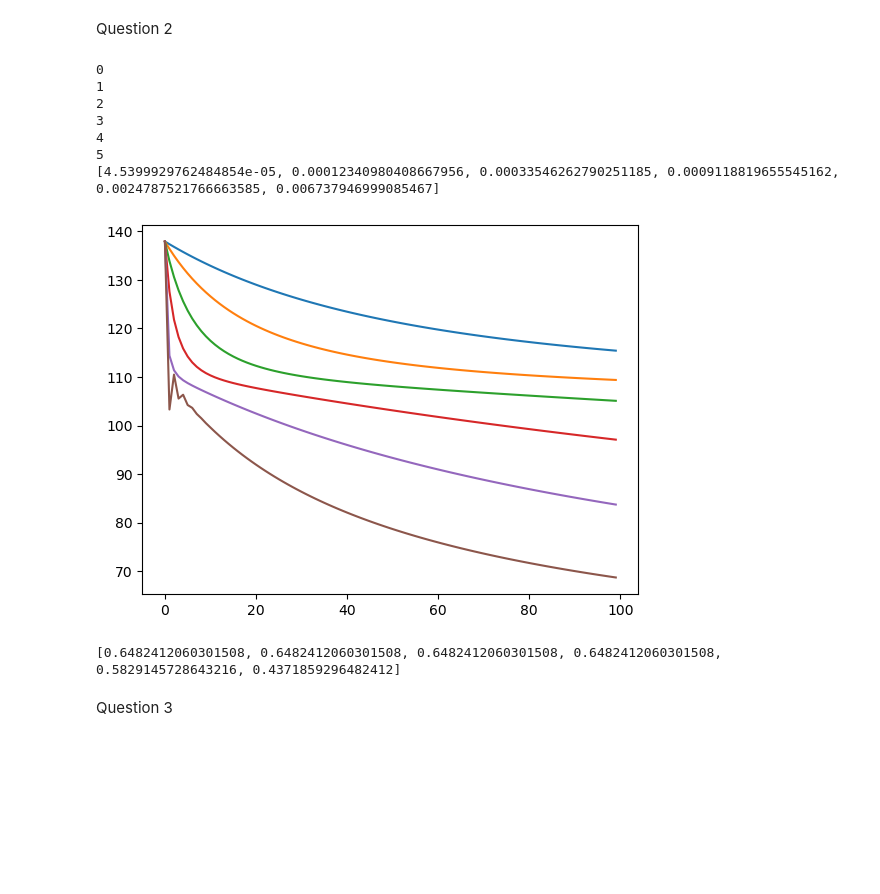
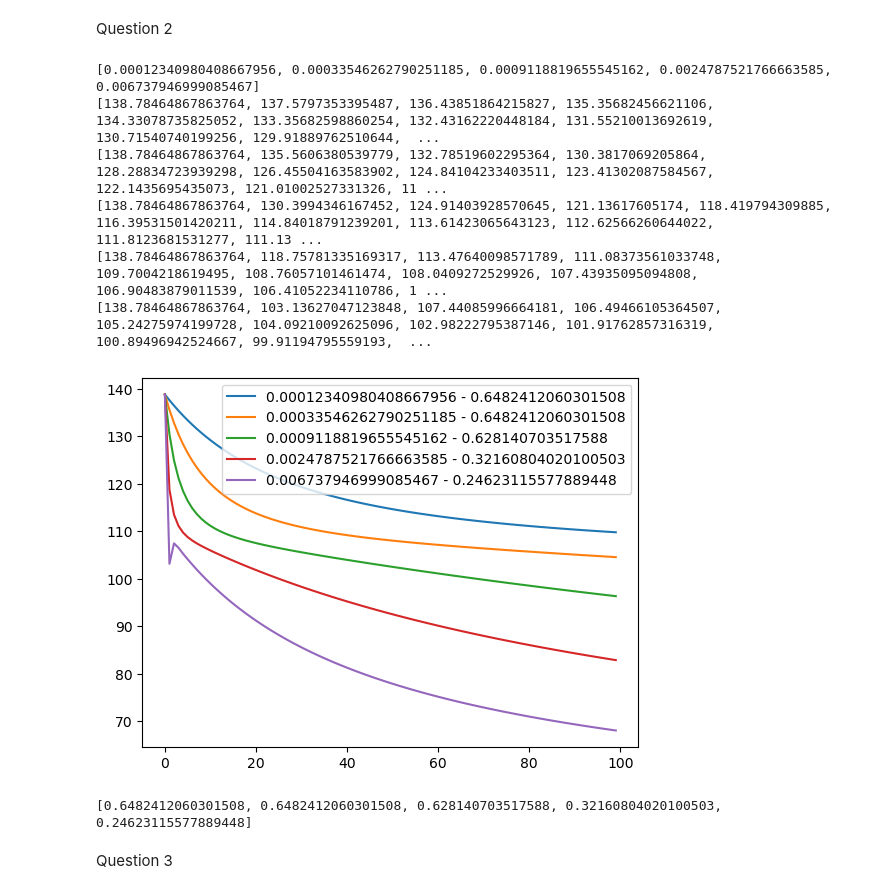
Before and after one commit to hayden000/Data-Analysis, a Jupyter notebook: data.ipynb, the cells around one changed output. Saved outputs shown, nothing was run; the diff lists cells and outputs as text; code cells hidden in the pictures; blank space fills up the shorter version.

```diff
--- a/data.ipynb
+++ b/data.ipynb
@@ -67,9 +66,9 @@ def gradient(par, data):
 def train(par0, eta, T, data):
     par = par0
     obj = []
-    for t in range(0, T):
+    for t in range(T):
         ell = objective(par, data)
         obj.append(ell)
         grad = gradient(par, data)
-        par = par - grad * eta
+        par = par - eta * grad
     return par, obj
@@ -97,11 +116,0 @@ for par, values in epoch:
-# %%
-def ER(par, data):
-    ER = 0
-    X, Y = data
-    for n in range(0, len(X)):
-        x, y = X[n], Y[n]
-        y_Hat = model(x, par) > 0.5
-        s = 1 * (y != y_Hat)
-        ER = ER + s
-    return ER / len(X)
-    # return ER / (len(data[0])+len(data[1]))
@@ -130,43 +122,51 @@ def add1(array):
 # %%
+import pandas as pd
+data = pd.read_csv("CarsDataSetForCW1.csv", sep=",")
+Z = data[['mpg','cylinders', 'displacement', 'horsepower', 'weight', 'acceleration', 'year']].to_numpy()
+
+Y = 1 * (Z[:, 0] >= np.mean(Z[:, 0]))
+X, Y = Z[:, 1:], Y
+D_train = (X[:len(data) // 2], Y[:len(data) // 2])
+D_test = (X[len(data) // 2:], Y[len(data) // 2:])
 D_train_normalised = ((D_train[0] - np.average(D_train[0])) / np.std(D_train[0]), D_train[1])
-D_test_normalised = ((D_test[0] - np.average(D_test[0])) / np.std(D_test[0]), D_test[1])
-# D_train_normalised = add1(D_train_normalised)
-# D_test_normalised = add1(D_test_normalised)
-# print(len(D_test_normalised))
-# D_train_normalised = np.column_stack((np.ones(np.array(D_train_normalised).shape[0]), D_train_normalised))
-# D_test_normalised = np.column_stack((np.ones(np.array(D_test_normalised).shape[0]), D_test_normalised))
-
-lambda1 = np.transpose(np.full(len(Z[0])-1 , 0.01))
-d = 5
-ERs = []
-N = 100
-etas = []
-epochs = np.arange(0, N)
-for m in range(d+1):
-    print(m)
-    etas.append(np.exp(m - 10))
-print(etas)
+D_test_normalised = ((D_test[0] - np.average(D_train[0])) / np.std(D_train[0]), D_test[1])
 x_testing = D_test_normalised[0]
 y_testing = D_test_normalised[1]
 x_trainning = D_train_normalised[0]
 y_traning = D_train_normalised[1]
+etas = []
+for m in range(1,6):
+    etas.append(np.exp(m - 10))
+
+
+#lambda1 = np.transpose(np.full(len(Z[0])-1 , 0.01))
+lambda1 = 0.01 * np.random.randn(len(X[0]))
+# lambda1=np.zeros(x_trainning.shape[1])
+
+ERs = []
+N = 100
+print(etas)
+
+counter=1
 for eta in etas:
     par, obj = train(lambda1, eta, N, (x_trainning, y_traning))
+    print(obj)
     ERs.append(ER(par, (x_testing, y_testing)))
-    plt.plot(epochs, obj)
+    plt.plot( obj,label=str((np.exp(counter - 10)))+" - "+str(ERs[-1]))
+    counter=counter+1
+plt.legend()
 plt.show()
 
 print(ERs)
 # %% [output]
-0
-1
-2
-3
-4
-5
-[4.5399929762484854e-05, 0.00012340980408667956, 0.00033546262790251185, 0.0009118819655545162, 0.0024787521766663585, 0.006737946999085467]
+[0.00012340980408667956, 0.00033546262790251185, 0.0009118819655545162, 0.0024787521766663585, 0.006737946999085467]
+[138.78464867863764, 137.5797353395487, 136.43851864215827, 135.35682456621106, 134.33078735825052, 133.35682598860254, 132.43162220448184, 131.55210013692619, 130.71540740199256, 129.91889762510644,  ...
+[138.78464867863764, 135.5606380539779, 132.78519602295364, 130.3817069205864, 128.28834723939298, 126.45504163583902, 124.84104233403511, 123.41302087584567, 122.1435695435073, 121.01002527331326, 11 ...
+[138.78464867863764, 130.3994346167452, 124.91403928570645, 121.13617605174, 118.419794309885, 116.39531501420211, 114.84018791239201, 113.61423065643123, 112.62566260644022, 111.8123681531277, 111.13 ...
+[138.78464867863764, 118.75781335169317, 113.47640098571789, 111.08373561033748, 109.7004218619495, 108.76057101461474, 108.0409272529926, 107.43935095094808, 106.90483879011539, 106.41052234110786, 1 ...
+[138.78464867863764, 103.13627047123848, 107.44085996664181, 106.49466105364507, 105.24275974199728, 104.09210092625096, 102.98222795387146, 101.91762857316319, 100.89496942524667, 99.91194795559193,  ...
-[figure, old version]
+[figure, new version]
-[0.6482412060301508, 0.6482412060301508, 0.6482412060301508, 0.6482412060301508, 0.5829145728643216, 0.4371859296482412]
+[0.6482412060301508, 0.6482412060301508, 0.628140703517588, 0.32160804020100503, 0.24623115577889448]
 # %% [markdown]
 Question 3
 # %%
```
Also changed, not shown: parts of 11 cells of this notebook.
